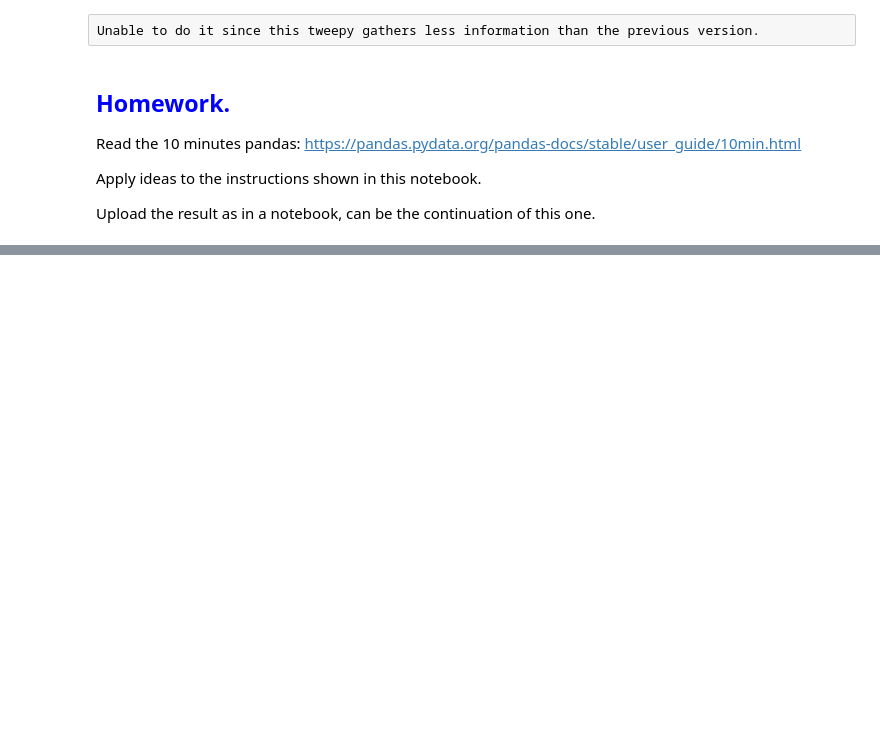
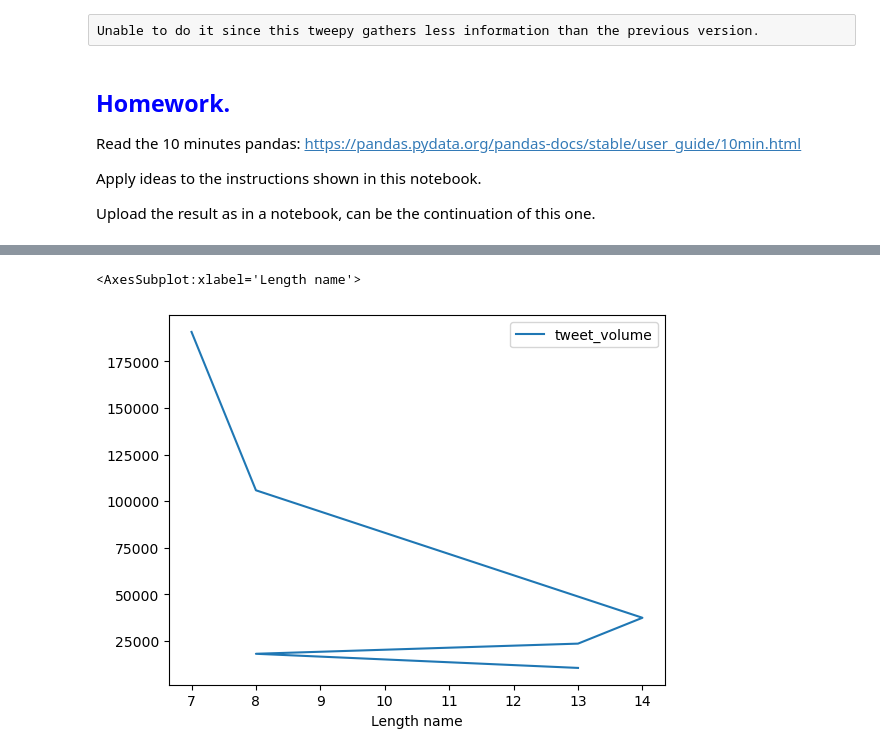
Before and after one commit to w0lf1sh/SNET, a Jupyter notebook: First Practice.ipynb, the cells around one changed output, grey strips where cells are left out. Drawn from its saved outputs; the diff is of its cells as text; code cells hidden in the pictures; blank space fills up the shorter version.

```diff
--- a/First Practice.ipynb
+++ b/First Practice.ipynb
@@ -392,0 +405,7 @@ Upload  the result as in a notebook, can be the continuation of this one.
+# %%
+import matplotlib.pyplot as plt
+
+trends_with_hashtag.plot(x='Length name', y='tweet_volume')
+# %% [output]
+<AxesSubplot:xlabel='Length name'>
+[figure, added]
```
Also changed, not shown: parts of 24 cells of this notebook, 5 other files.
